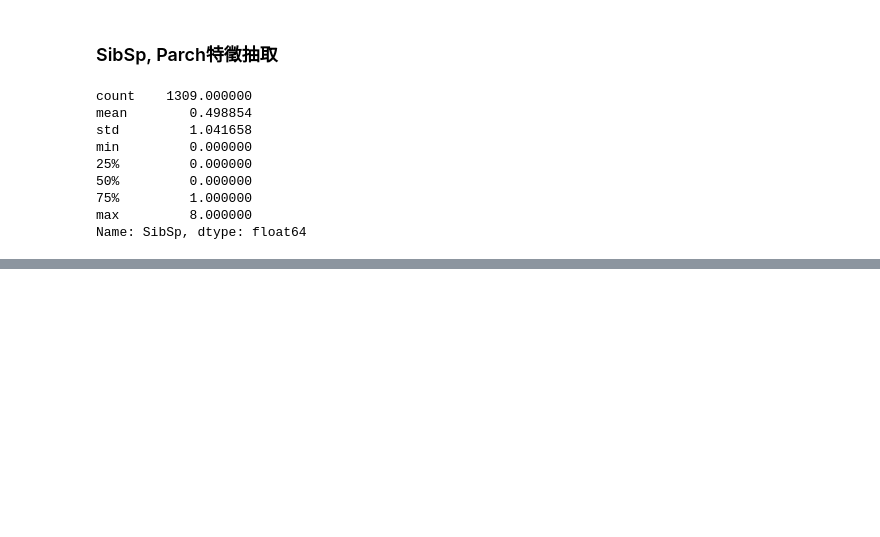
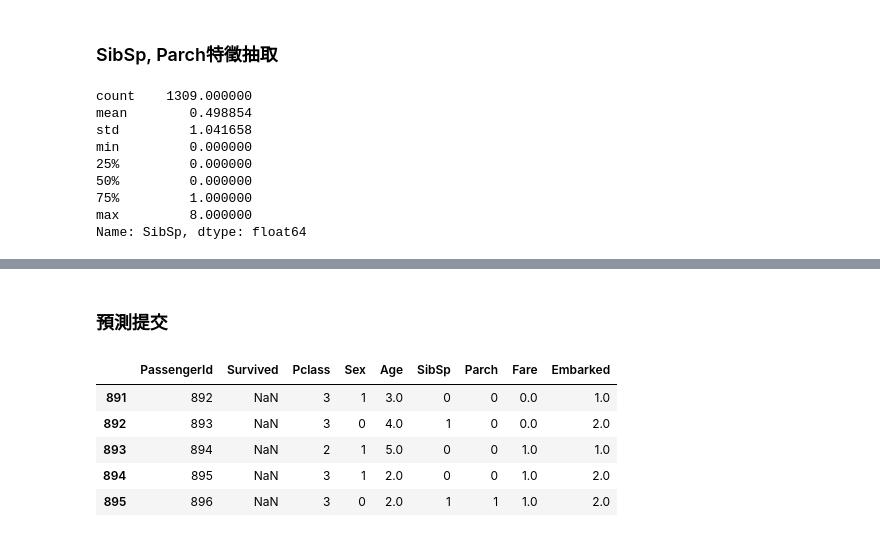
Before and after one commit to erikson0611/Titanic, a Jupyter notebook: titanic.ipynb, the cells around one changed output, grey strips where cells are left out. Saved outputs shown, nothing was run; the diff lists cells and outputs as text; code cells hidden in the pictures; blank space fills up the shorter version.

```diff
--- a/titanic.ipynb
+++ b/titanic.ipynb
@@ -640,0 +750,12 @@ train_test_data
+# %% [markdown]
+### 預測提交
+# %%
+pred_data = train_test_data[pd.isnull(train_test_data['Survived'])]
+pred_data.head()
+# %% [output]
+|  | PassengerId | Survived | Pclass | Sex | Age | SibSp | Parch | Fare | Embarked |
+| 891 | 892 | NaN | 3 | 1 | 3.0 | 0 | 0 | 0.0 | 1.0 |
+| 892 | 893 | NaN | 3 | 0 | 4.0 | 1 | 0 | 0.0 | 2.0 |
+| 893 | 894 | NaN | 2 | 1 | 5.0 | 0 | 0 | 1.0 | 1.0 |
+| 894 | 895 | NaN | 3 | 1 | 2.0 | 0 | 0 | 1.0 | 2.0 |
+| 895 | 896 | NaN | 3 | 0 | 2.0 | 1 | 1 | 1.0 | 2.0 |
```
Also changed, not shown: parts of 26 cells of this notebook.
